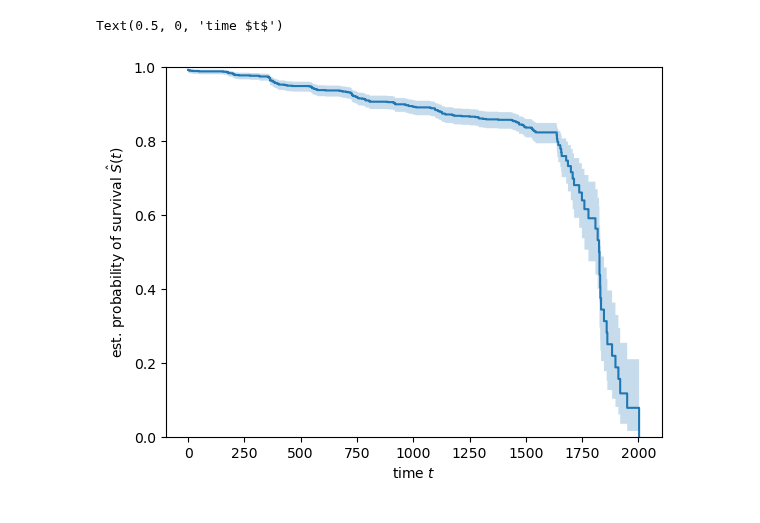
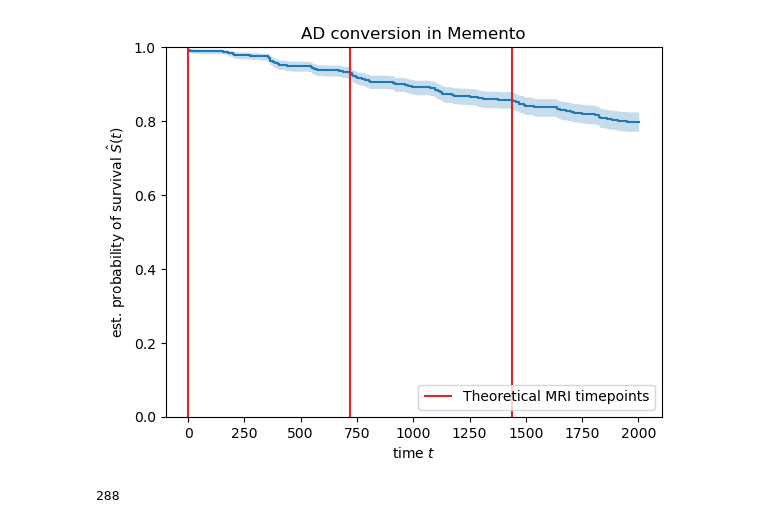
Before and after one commit to jonathan-legrand/bold-dementia, a Jupyter notebook: notebooks/prediction.ipynb, the cells around one changed output. Cells and saved outputs as stored; diff of their text form; code cells hidden in the pictures.

Commit message:
More realistic handling of right censoring

```diff
--- a/notebooks/prediction.ipynb
+++ b/notebooks/prediction.ipynb
@@ -32,20 +34,32 @@ is_converter = phenotypes.declared_dementia.astype(bool).to_list()
 days = phenotypes.days_to_onset.to_list()
 # %%
 def days_to_event(phenotypes):
-    date_cols = ["M048", "M024", "M000"]
-
     days_to_event = days_to_onset(
         phenotypes.INCCONSDAT_D,
         phenotypes.DEMENCE_DAT
     )
+    # This is awful, we need the actual end of followup
+    # to compute right censoring. For now let's pretend that
+    # existence of M048 implies no right censoring
 
     end_of_followup = days_to_onset(
         phenotypes.INCCONSDAT_D,
-        phenotypes[date_cols].max(axis=1)
+        phenotypes.INCCONSDAT_D + datetime.timedelta(days=phenotypes.days_to_onset.max())
     )
 
+    last_mri = days_to_onset(
+        phenotypes.INCCONSDAT_D,
+        phenotypes[["M000", "M024"]].max(axis=1)
+    )
+
+
     non_converter_mask = days_to_event.isna()
+    right_censored_mask = phenotypes.M048.isna() & non_converter_mask
+
     days_to_event[non_converter_mask] = end_of_followup[non_converter_mask]
+    days_to_event[right_censored_mask] = last_mri[right_censored_mask]
+
+
     return days_to_event
 
 
@@ -61,14 +81,24 @@ data_x, data_y = get_x_y(
 # %%
+# TODO Left censoring
+# TODO Give me end of following data PLEASE
 from sksurv.nonparametric import kaplan_meier_estimator
 
 time, survival_prob, conf_int = kaplan_meier_estimator(
     data_y["declared_dementia"], data_y["days_to_event"], conf_type="log-log"
 )
 plt.step(time, survival_prob, where="post")
 plt.fill_between(time, conf_int[0], conf_int[1], alpha=0.25, step="post")
 plt.ylim(0, 1)
+
+plt.vlines([0, 24 * 30, 48 * 30], 0, 1, colors="tab:red", label="Theoretical MRI timepoints")
 plt.ylabel(r"est. probability of survival $\hat{S}(t)$")
 plt.xlabel("time $t$")
+plt.legend(loc="lower right")
+plt.title("AD conversion in Memento")
+plt.show()
 # %% [output]
-Text(0.5, 0, 'time $t$')
-[figure, old version]
+[figure, new version]
+# %%
+24 * 12
+# %% [output]
+288
```
Also changed, not shown: parts of 2 cells of this notebook.
